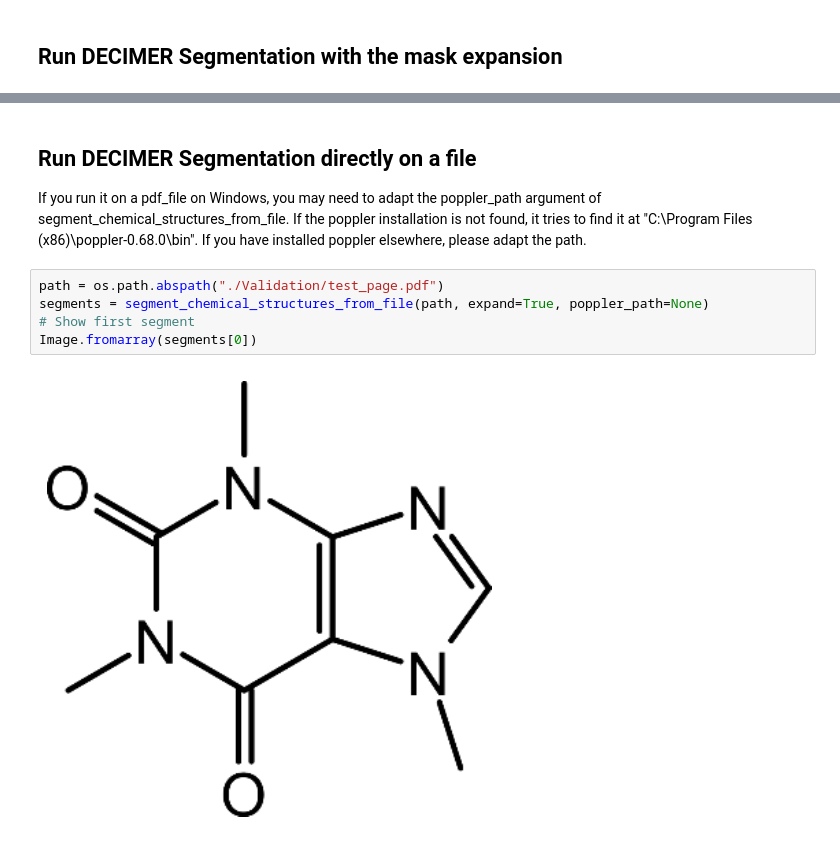
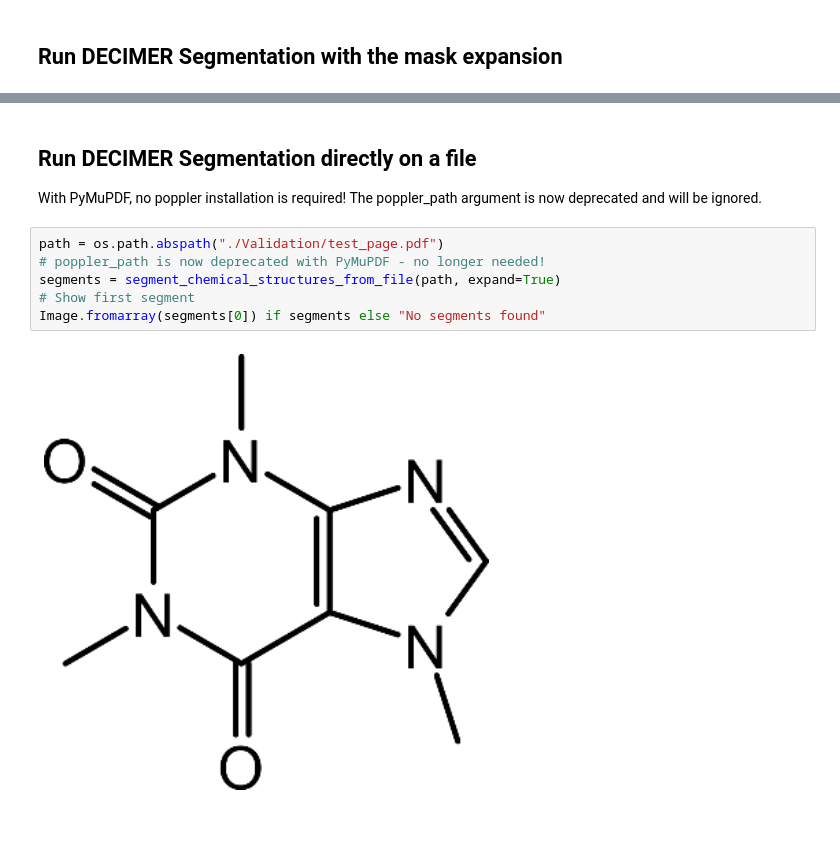
Before and after one commit to Kohulan/DECIMER-Image-Segmentation, a Jupyter notebook: DECIMER_Segmentation_notebook.ipynb, the cells around one changed output, grey strips where cells are left out. Drawn from its saved outputs; the diff is of its cells as text.

```diff
--- a/DECIMER_Segmentation_notebook.ipynb
+++ b/DECIMER_Segmentation_notebook.ipynb
@@ -100,11 +117,12 @@ segments = segment_chemical_structures(
-# %% [markdown]
-## Run DECIMER Segmentation directly on a file
-
-If you run it on a pdf_file on Windows, you may need to adapt the poppler_path argument of segment_chemical_structures_from_file. If the poppler installation is not found, it tries to find it at "C:\\Program Files (x86)\\poppler-0.68.0\\bin". If you have installed poppler elsewhere, please adapt the path.
+# %% [markdown]
+## Run DECIMER Segmentation directly on a file
+
+With PyMuPDF, no poppler installation is required! The poppler_path argument is now deprecated and will be ignored.
 # %%
 path = os.path.abspath("./Validation/test_page.pdf")
-segments = segment_chemical_structures_from_file(path, expand=True, poppler_path=None)
+# poppler_path is now deprecated with PyMuPDF - no longer needed!
+segments = segment_chemical_structures_from_file(path, expand=True)
 # Show first segment
-Image.fromarray(segments[0])
+Image.fromarray(segments[0]) if segments else "No segments found"
 # %% [output]
-[figure, old version]
+[figure, new version]
```
Also changed, not shown: parts of 7 cells of this notebook, 7 other files.
